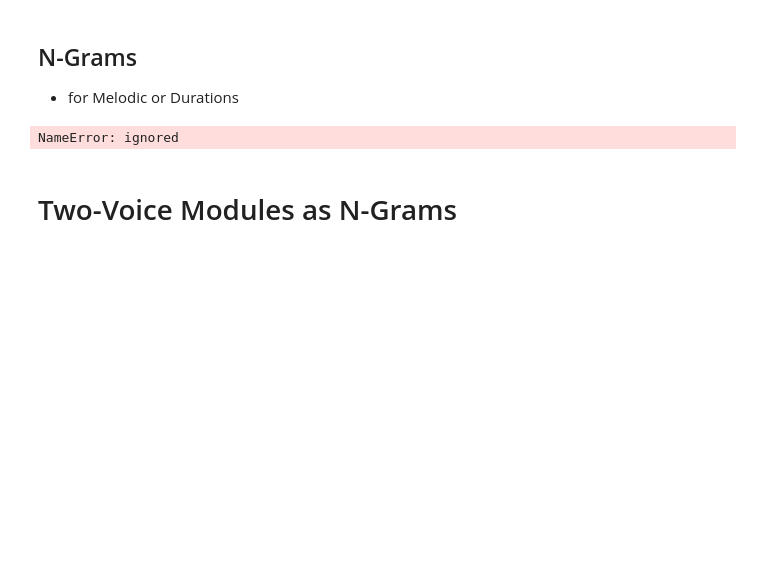
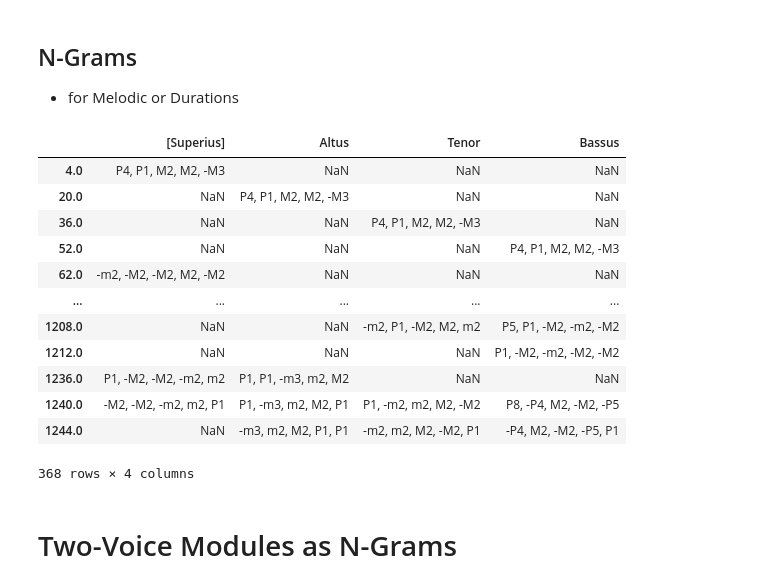
Before and after one commit to RichardFreedman/CRIM-Project-RF, a Jupyter notebook: CRIM_Intervals_2_0.ipynb, the cells around one changed output. Saved outputs shown, nothing was run; the diff lists cells and outputs as text; code cells hidden in the pictures; blank space fills up the shorter version.

```diff
--- a/CRIM_Intervals_2_0.ipynb
+++ b/CRIM_Intervals_2_0.ipynb
@@ -226,9 +215,26 @@ notes_durs_s
 * for Melodic or Durations
 # %%
 mel = model.getMelodic()
-model.getNgrams(df=mel, n=3)
+ngrams = model.getNgrams(df=mel, n=5)
+ngrams
+# mel2 = mel.iloc[:, [0]]
+# ngrams = model.getNgrams(df=mel2, n=5)
+# out = ngrams.value_counts()
+# out
 # %% [output]
+|  | [Superius] | Altus | Tenor | Bassus |
+| 4.0 | P4, P1, M2, M2, -M3 | NaN | NaN | NaN |
+| 20.0 | NaN | P4, P1, M2, M2, -M3 | NaN | NaN |
+| 36.0 | NaN | NaN | P4, P1, M2, M2, -M3 | NaN |
+| 52.0 | NaN | NaN | NaN | P4, P1, M2, M2, -M3 |
+| 62.0 | -m2, -M2, -M2, M2, -M2 | NaN | NaN | NaN |
+| ... | ... | ... | ... | ... |
+| 1208.0 | NaN | NaN | -m2, P1, -M2, M2, m2 | P5, P1, -M2, -m2, -M2 |
+| 1212.0 | NaN | NaN | NaN | P1, -M2, -m2, -M2, -M2 |
+| 1236.0 | P1, -M2, -M2, -m2, m2 | P1, P1, -m3, m2, M2 | NaN | NaN |
+| 1240.0 | -M2, -M2, -m2, m2, P1 | P1, -m3, m2, M2, P1 | P1, -m2, m2, M2, -M2 | P8, -P4, M2, -M2, -P5 |
+| 1244.0 | NaN | -m3, m2, M2, P1, P1 | -m2, m2, M2, -M2, P1 | -P4, M2, -M2, -P5, P1 |
-NameError: ignored
+368 rows × 4 columns
 # %% [markdown]
 # Two-Voice Modules as N-Grams
 # %%
```
Also changed, not shown: parts of 4 cells of this notebook.
